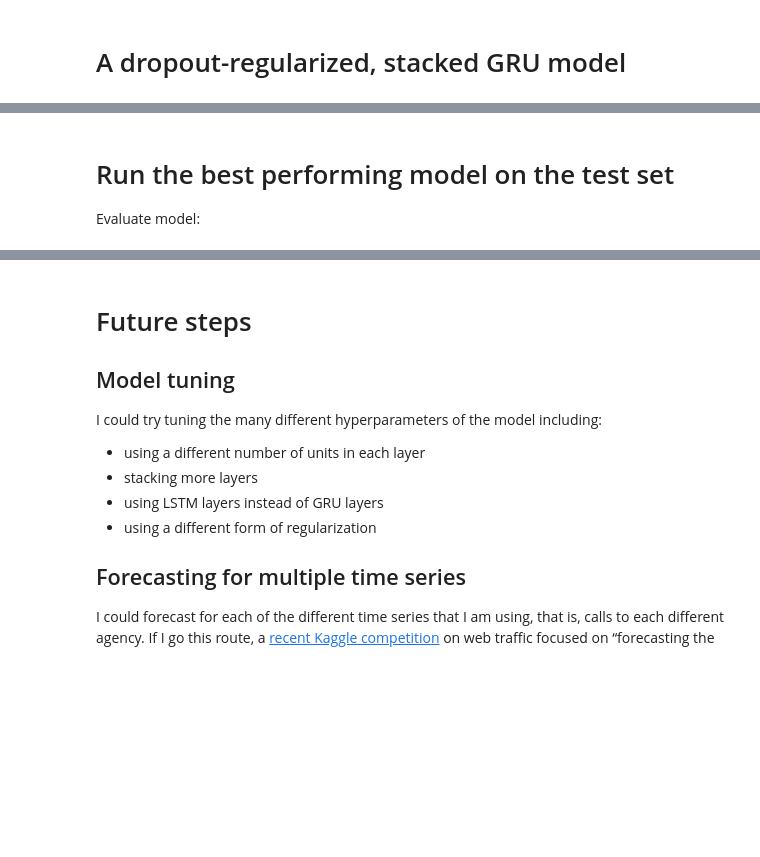
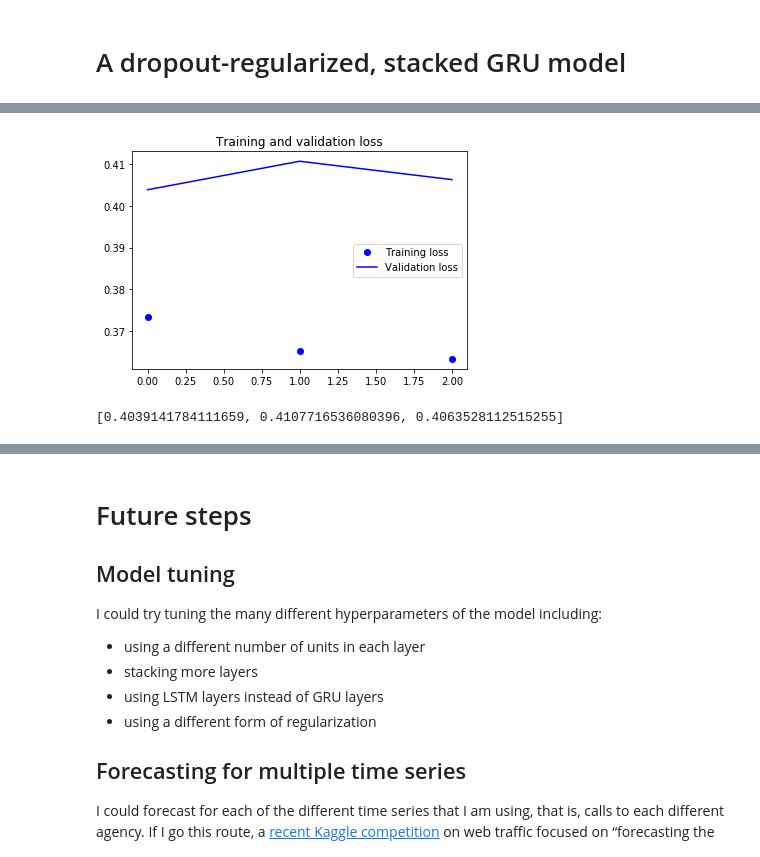
Before and after one commit to sambarrows/predict311, a Jupyter notebook: rnn_311.ipynb, the cells around one changed output, grey strips where cells are left out. Drawn from its saved outputs; the diff is of its cells as text; code cells hidden in the pictures; blank space fills up the shorter version.

```diff
--- a/rnn_311.ipynb
+++ b/rnn_311.ipynb
@@ -603,17 +592,33 @@ save_obj(history.history, 'model_stacked_history')
+# %%
+# load dictionary containing history
+# (will need to refined loss and val_loss - see the two lines below)
+def load_obj(name ):
+    with open('histories/' + name + '.pkl', 'rb') as f:
+        return pickle.load(f)
+model_hist = load_obj('model_stacked_history')
 # %%
-loss = history.history['loss']
-val_loss = history.history['val_loss']
+loss = model_hist['loss']
+val_loss = model_hist['val_loss']
+
+# loss = history.history['loss']
+# val_loss = history.history['val_loss']
 
 epochs = range(len(loss))
 
 plt.figure()
 
 plt.plot(epochs, loss, 'bo', label='Training loss')
 plt.plot(epochs, val_loss, 'b', label='Validation loss')
 plt.title('Training and validation loss')
 plt.legend()
 
 plt.show()
+# %% [output]
+[figure, added]
+# %%
+print val_loss
+# %% [output]
+[0.4039141784111659, 0.4107716536080396, 0.4063528112515255]
 # %%
 # save model
 model_json = model.to_json()
@@ -621,6 +626,2 @@ with open("model_dropout.json", "w") as json_file:
     json_file.write(model_json)
 model.save_weights("model_stacked.h5")
-# %% [markdown]
-# Run the best performing model on the test set
-
-Evaluate model:
```
Also changed, not shown: parts of 12 cells of this notebook, 2 other files.
